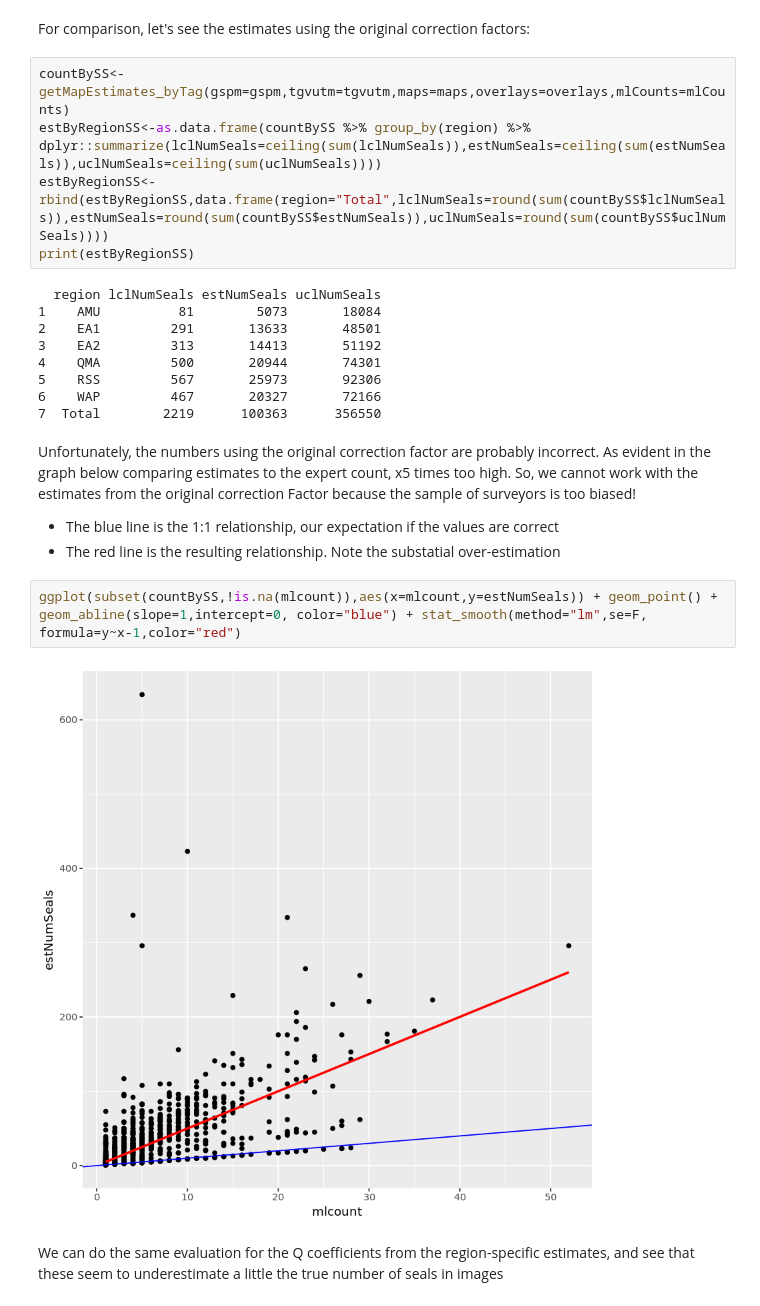
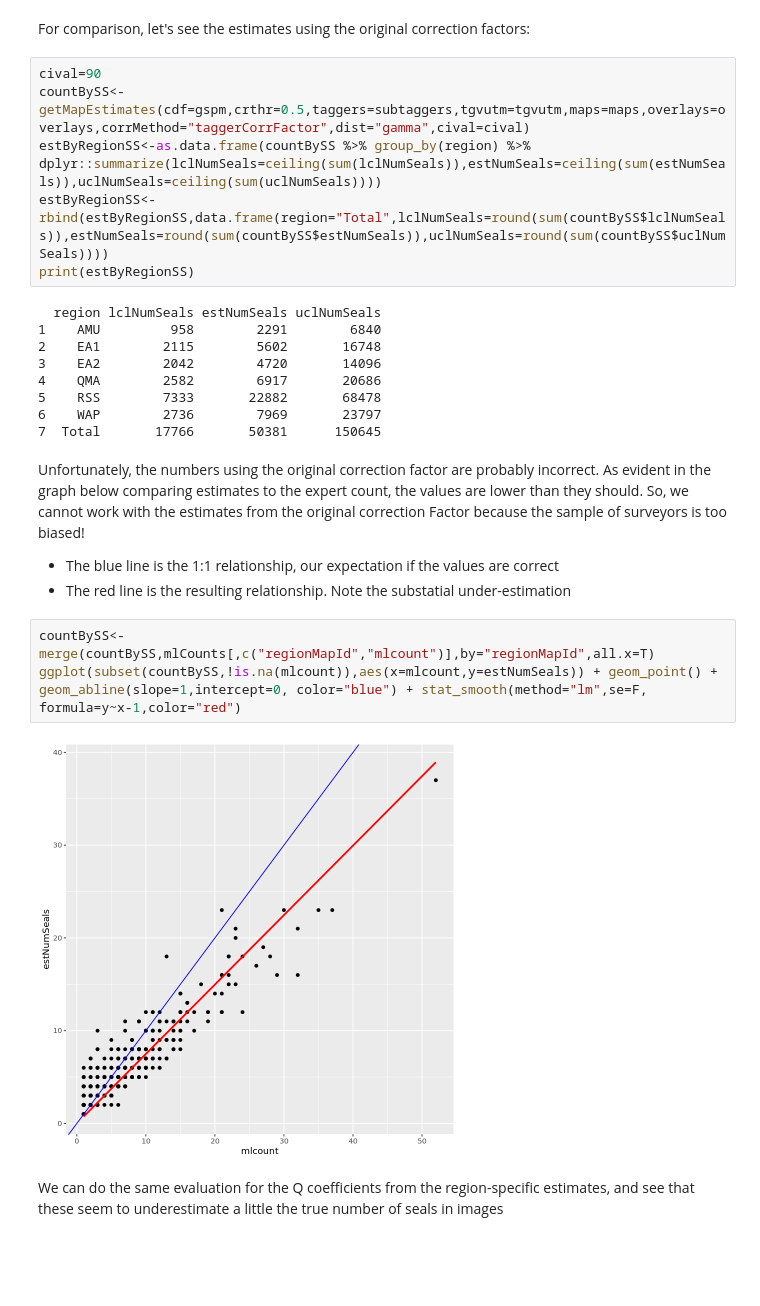
Before and after one commit to pointblue/ContinentalWESEestimates, a Jupyter notebook: notebooks/Count Seals From Tags.ipynb, the cells around one changed output. Cells and saved outputs as stored; diff of their text form; blank space fills up the shorter version.

```diff
--- a/notebooks/Count Seals From Tags.ipynb
+++ b/notebooks/Count Seals From Tags.ipynb
@@ -316,27 +309,29 @@ print(estByRegionQG)
 # %% [markdown]
 For comparison, let's see the estimates using the original correction factors:
 # %%
-countBySS<-getMapEstimates_byTag(gspm=gspm,tgvutm=tgvutm,maps=maps,overlays=overlays,mlCounts=mlCounts)
+cival=90
+countBySS<-getMapEstimates(cdf=gspm,crthr=0.5,taggers=subtaggers,tgvutm=tgvutm,maps=maps,overlays=overlays,corrMethod="taggerCorrFactor",dist="gamma",cival=cival)
 estByRegionSS<-as.data.frame(countBySS %>% group_by(region) %>% dplyr::summarize(lclNumSeals=ceiling(sum(lclNumSeals)),estNumSeals=ceiling(sum(estNumSeals)),uclNumSeals=ceiling(sum(uclNumSeals))))
 estByRegionSS<-rbind(estByRegionSS,data.frame(region="Total",lclNumSeals=round(sum(countBySS$lclNumSeals)),estNumSeals=round(sum(countBySS$estNumSeals)),uclNumSeals=round(sum(countBySS$uclNumSeals))))
 print(estByRegionSS)
 # %% [output]
   region lclNumSeals estNumSeals uclNumSeals
-1    AMU          81        5073       18084
-2    EA1         291       13633       48501
-3    EA2         313       14413       51192
-4    QMA         500       20944       74301
-5    RSS         567       25973       92306
-6    WAP         467       20327       72166
-7  Total        2219      100363      356550
+1    AMU         958        2291        6840
+2    EA1        2115        5602       16748
+3    EA2        2042        4720       14096
+4    QMA        2582        6917       20686
+5    RSS        7333       22882       68478
+6    WAP        2736        7969       23797
+7  Total       17766       50381      150645
 # %% [markdown]
-Unfortunately, the numbers using the original correction factor are probably incorrect. As evident in the graph below comparing estimates to the expert count, x5 times too high. So, we cannot work with the estimates from the original correction Factor because the sample of surveyors is too biased!
+Unfortunately, the numbers using the original correction factor are probably incorrect. As evident in the graph below comparing estimates to the expert count, the values are lower than they should. So, we cannot work with the estimates from the original correction Factor because the sample of surveyors is too biased!
 * The blue line is the 1:1 relationship, our expectation if the values are correct
-* The red line is the resulting relationship. Note the substatial over-estimation
+* The red line is the resulting relationship. Note the substatial under-estimation
 # %%
+countBySS<-merge(countBySS,mlCounts[,c("regionMapId","mlcount")],by="regionMapId",all.x=T)
 ggplot(subset(countBySS,!is.na(mlcount)),aes(x=mlcount,y=estNumSeals)) + geom_point() + geom_abline(slope=1,intercept=0, color="blue") + stat_smooth(method="lm",se=F, formula=y~x-1,color="red")
 # %% [output]
-[figure, old version]
+[figure, new version]
 # %% [markdown]
 We can do the same evaluation for the Q coefficients from the region-specific estimates, and see that these seem to underestimate a little the true number of seals in images
 # %%
```
Also changed, not shown: parts of 65 cells of this notebook.
